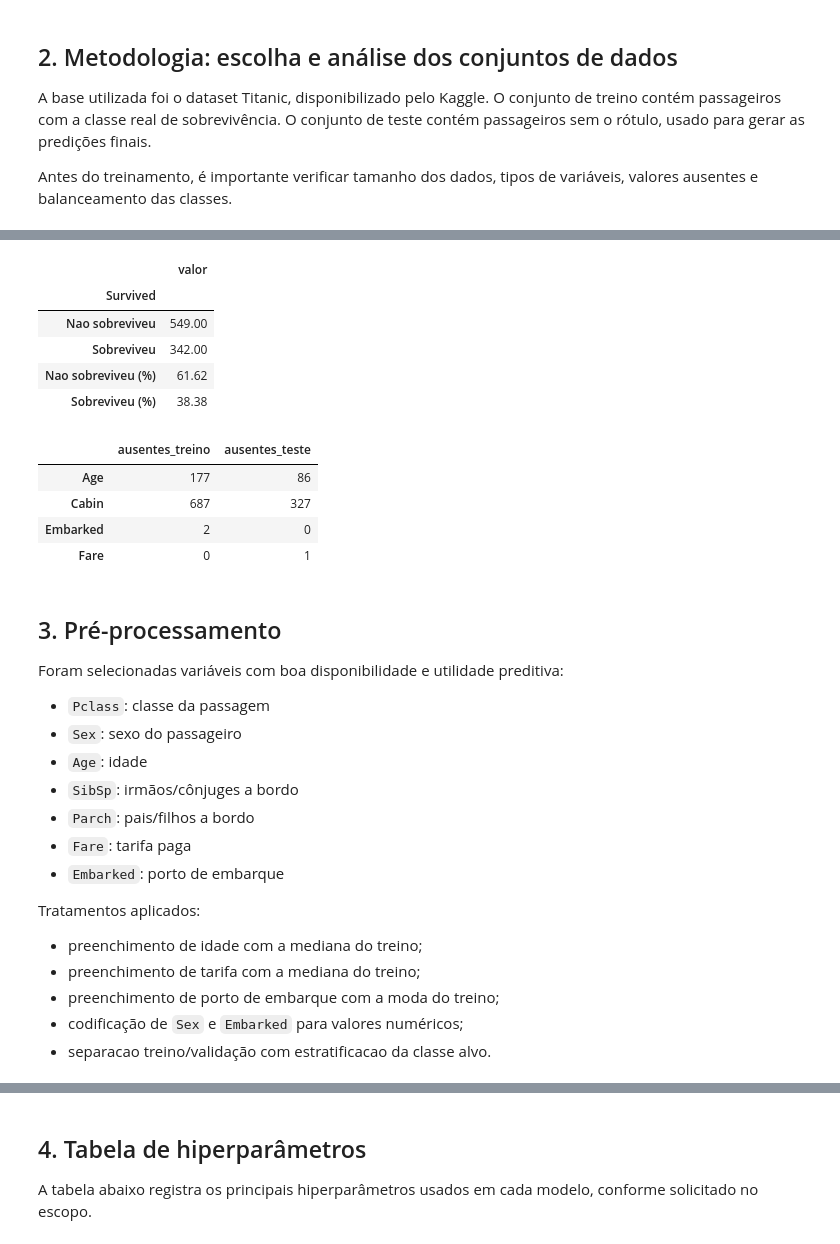
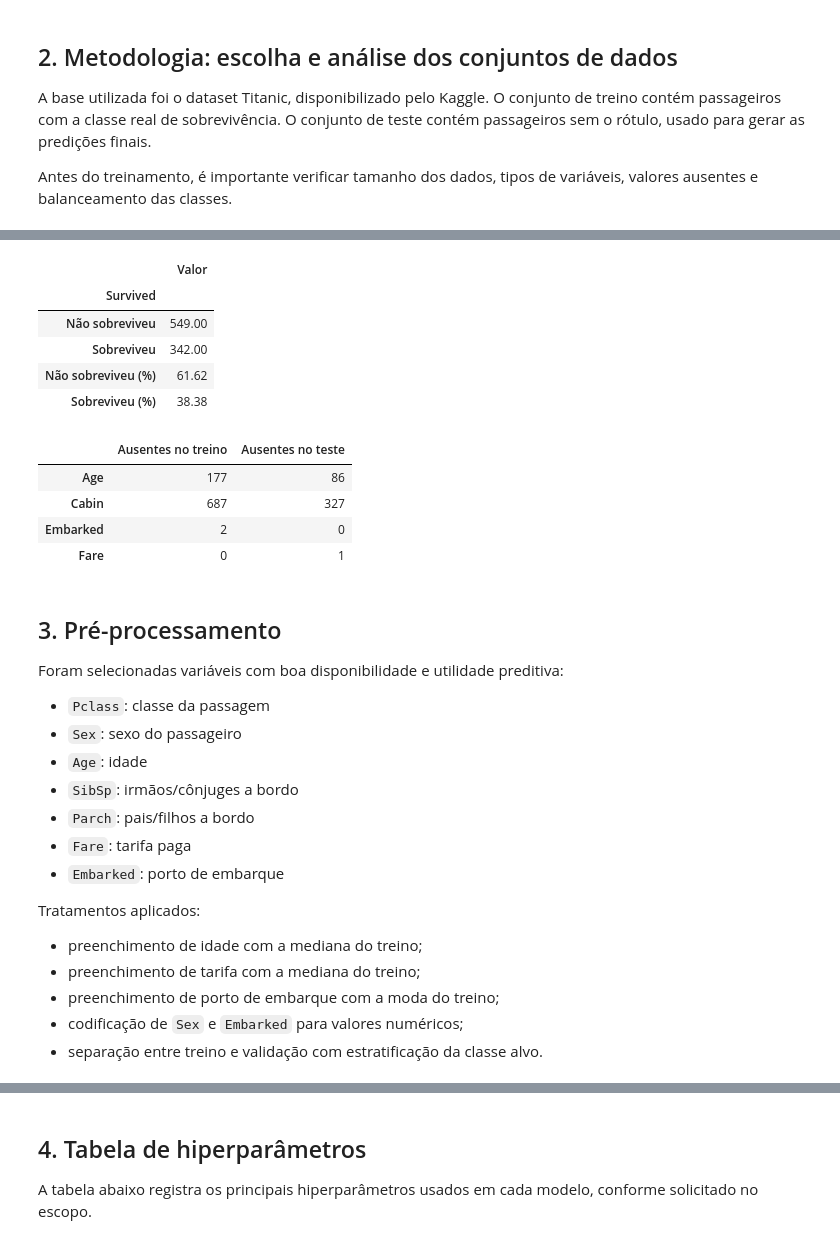
Before and after one commit to gabriellopes-eng/Titanic-Machine-Learning, a Jupyter notebook: notebooks/06_projeto_ia_comparativo_titanic.ipynb, the cells around one changed output, grey strips where cells are left out. Drawn from its saved outputs; the diff is of its cells as text; code cells hidden in the pictures.

```diff
--- a/notebooks/06_projeto_ia_comparativo_titanic.ipynb
+++ b/notebooks/06_projeto_ia_comparativo_titanic.ipynb
@@ -104,25 +104,25 @@ memory usage: 83.7+ KB
 | 75% | 668.500000 | 1.000000 | 3.000000 | NaN | NaN | 38.000000 | 1.000000 | 0.000000 | NaN | 31.000000 | ... |
 | max | 891.000000 | 1.000000 | 3.000000 | NaN | NaN | 80.000000 | 8.000000 | 6.000000 | NaN | 512.329200 | ... |
 # %%
-class_balance = train_df['Survived'].value_counts().rename(index={0: 'Nao sobreviveu', 1: 'Sobreviveu'})
-class_balance_percent = (train_df['Survived'].value_counts(normalize=True) * 100).rename(index={0: 'Nao sobreviveu (%)', 1: 'Sobreviveu (%)'})
+class_balance = train_df['Survived'].value_counts().rename(index={0: 'Não sobreviveu', 1: 'Sobreviveu'})
+class_balance_percent = (train_df['Survived'].value_counts(normalize=True) * 100).rename(index={0: 'Não sobreviveu (%)', 1: 'Sobreviveu (%)'})
 
-balance_df = pd.concat([class_balance, class_balance_percent.round(2)], axis=0).to_frame('valor')
+balance_df = pd.concat([class_balance, class_balance_percent.round(2)], axis=0).to_frame('Valor')
 display(balance_df)
 
 missing_df = pd.DataFrame({
-    'ausentes_treino': train_df.isna().sum(),
-    'ausentes_teste': test_df.isna().sum()
+    'Ausentes no treino': train_df.isna().sum(),
+    'Ausentes no teste': test_df.isna().sum()
 }).fillna(0).astype(int)
 display(missing_df[missing_df.sum(axis=1) > 0])
 # %% [output]
-|  | valor |
+|  | Valor |
 | Survived |  |
-| Nao sobreviveu | 549.00 |
+| Não sobreviveu | 549.00 |
 | Sobreviveu | 342.00 |
-| Nao sobreviveu (%) | 61.62 |
+| Não sobreviveu (%) | 61.62 |
 | Sobreviveu (%) | 38.38 |
-|  | ausentes_treino | ausentes_teste |
+|  | Ausentes no treino | Ausentes no teste |
 | Age | 177 | 86 |
 | Cabin | 687 | 327 |
 | Embarked | 2 | 0 |
@@ -146,7 +146,7 @@ Tratamentos aplicados:
 - preenchimento de tarifa com a mediana do treino;
 - preenchimento de porto de embarque com a moda do treino;
 - codificação de `Sex` e `Embarked` para valores numéricos;
-- separacao treino/validação com estratificacao da classe alvo.
+- separação entre treino e validação com estratificação da classe alvo.
 # %%
 features = ['Pclass', 'Sex', 'Age', 'SibSp', 'Parch', 'Fare', 'Embarked']
 target = 'Survived'
```
Also changed, not shown: parts of 1 cell of this notebook.
